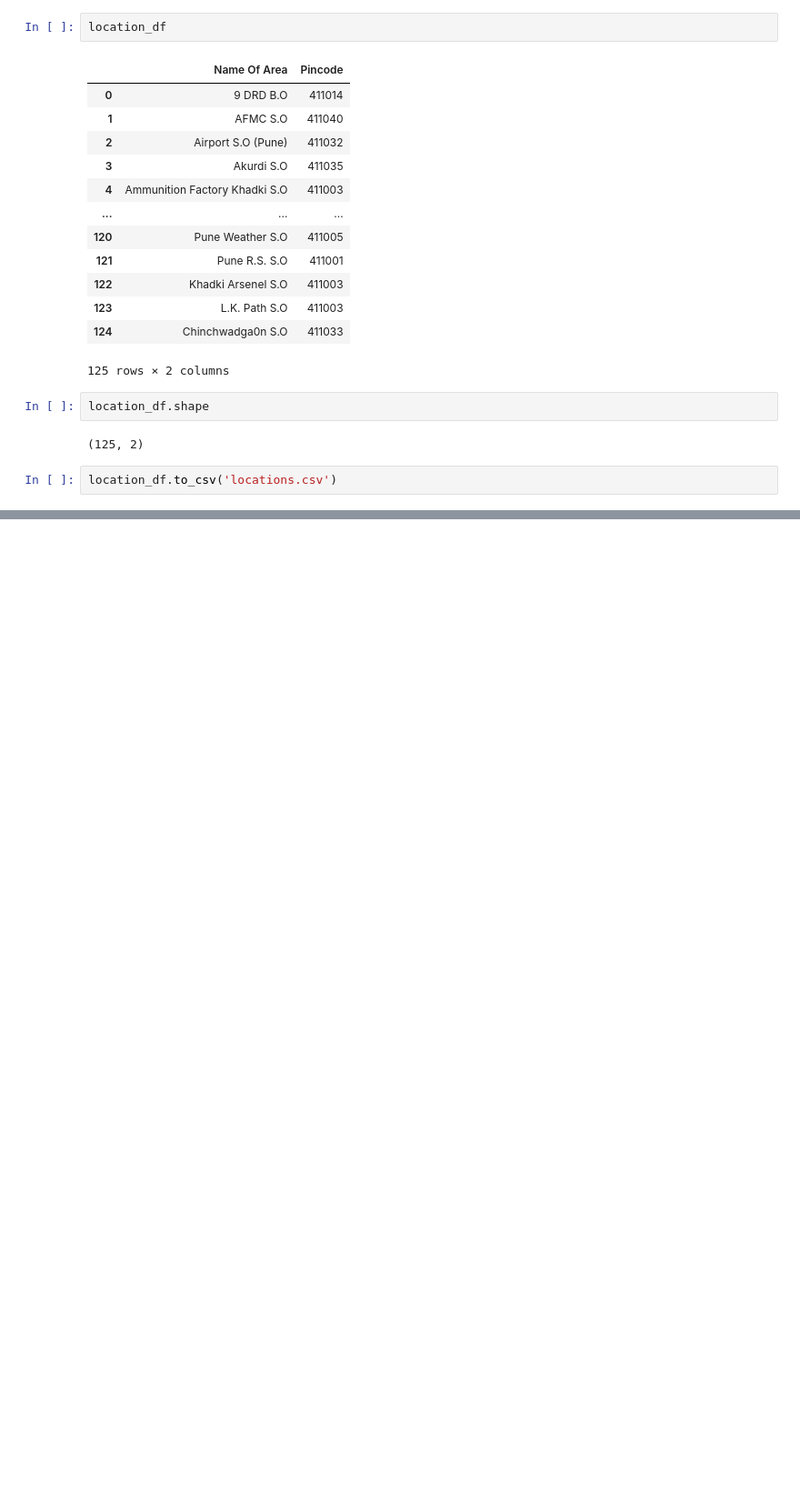
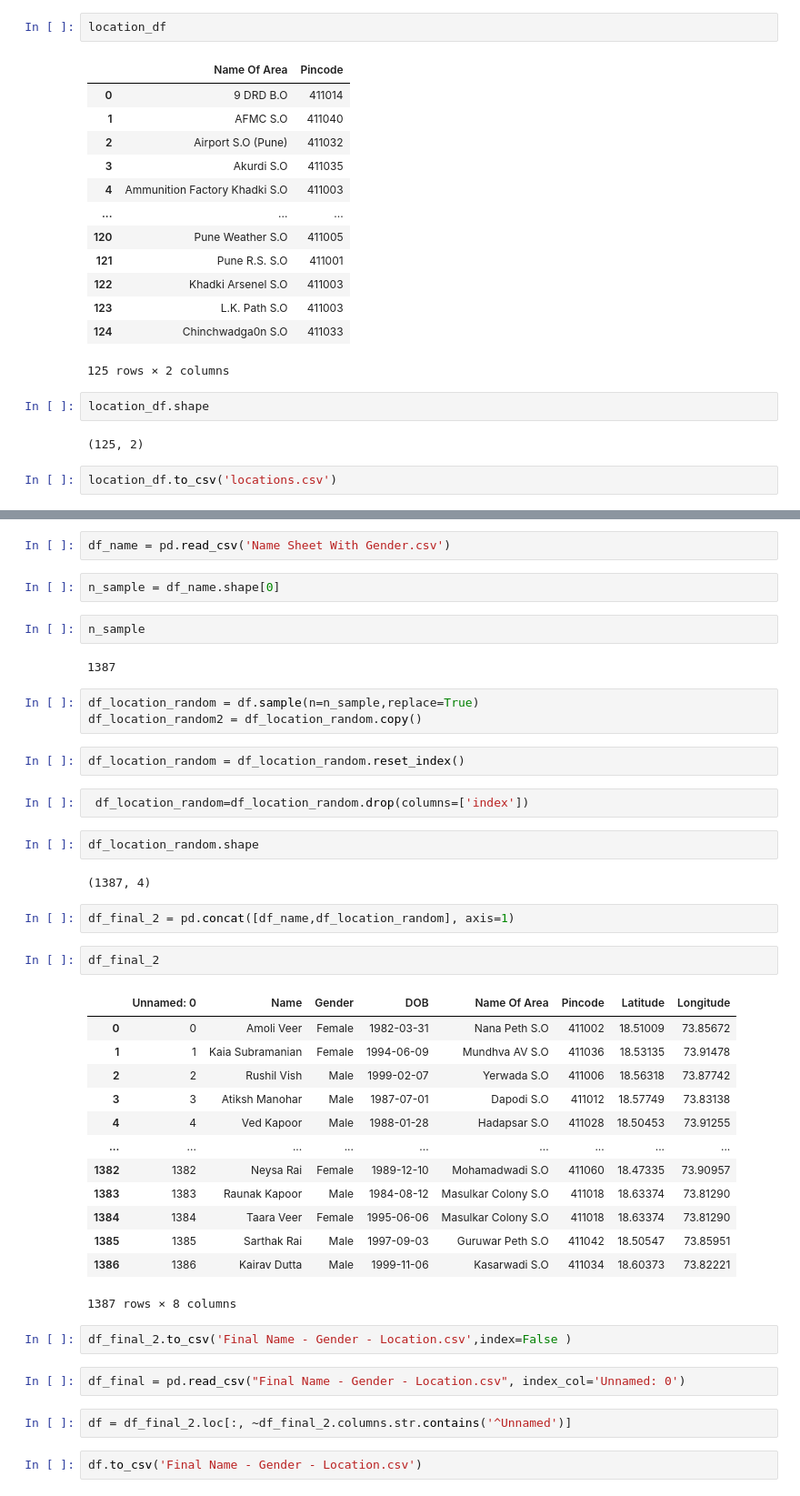
Before and after one commit to darayn/RS-FinalYear-Fitness-Freaks, a Jupyter notebook: Data Preparation 2 - DOB, Locality.ipynb, the cells around one changed output, grey strips where cells are left out. Shown: that part at 91% size. Saved outputs shown, nothing was run; the diff lists cells and outputs as text; blank space fills up the shorter version.

Commit message:
locations created
need to add another attributes from data preparation

```diff
--- a/Data Preparation 2 - DOB, Locality.ipynb
+++ b/Data Preparation 2 - DOB, Locality.ipynb
@@ -152,0 +183,45 @@ location_df.to_csv('locations.csv')
+# %%
+df_name = pd.read_csv('Name Sheet With Gender.csv')
+# %%
+n_sample = df_name.shape[0]
+# %%
+n_sample
+# %% [output]
+1387
+# %%
+df_location_random = df.sample(n=n_sample,replace=True)
+df_location_random2 = df_location_random.copy()
+# %%
+df_location_random = df_location_random.reset_index()
+# %%
+ df_location_random=df_location_random.drop(columns=['index'])
+# %%
+df_location_random.shape
+# %% [output]
+(1387, 4)
+# %%
+df_final_2 = pd.concat([df_name,df_location_random], axis=1)
+# %%
+df_final_2
+# %% [output]
+|  | Unnamed: 0 | Name | Gender | DOB | Name Of Area | Pincode | Latitude | Longitude |
+| 0 | 0 | Amoli Veer | Female | 1982-03-31 | Nana Peth S.O | 411002 | 18.51009 | 73.85672 |
+| 1 | 1 | Kaia Subramanian | Female | 1994-06-09 | Mundhva AV S.O | 411036 | 18.53135 | 73.91478 |
+| 2 | 2 | Rushil Vish | Male | 1999-02-07 | Yerwada S.O | 411006 | 18.56318 | 73.87742 |
+| 3 | 3 | Atiksh Manohar | Male | 1987-07-01 | Dapodi S.O | 411012 | 18.57749 | 73.83138 |
+| 4 | 4 | Ved Kapoor | Male | 1988-01-28 | Hadapsar S.O | 411028 | 18.50453 | 73.91255 |
+| ... | ... | ... | ... | ... | ... | ... | ... | ... |
+| 1382 | 1382 | Neysa Rai | Female | 1989-12-10 | Mohamadwadi S.O | 411060 | 18.47335 | 73.90957 |
+| 1383 | 1383 | Raunak Kapoor | Male | 1984-08-12 | Masulkar Colony S.O | 411018 | 18.63374 | 73.81290 |
+| 1384 | 1384 | Taara Veer | Female | 1995-06-06 | Masulkar Colony S.O | 411018 | 18.63374 | 73.81290 |
+| 1385 | 1385 | Sarthak Rai | Male | 1997-09-03 | Guruwar Peth S.O | 411042 | 18.50547 | 73.85951 |
+| 1386 | 1386 | Kairav Dutta | Male | 1999-11-06 | Kasarwadi S.O | 411034 | 18.60373 | 73.82221 |
+1387 rows × 8 columns
+# %%
+df_final_2.to_csv('Final Name - Gender - Location.csv',index=False )
+# %%
+df_final = pd.read_csv("Final Name - Gender - Location.csv", index_col='Unnamed: 0')
+# %%
+df = df_final_2.loc[:, ~df_final_2.columns.str.contains('^Unnamed')]
+# %%
+df.to_csv('Final Name - Gender - Location.csv')
```
Also changed, not shown: parts of 3 cells of this notebook, 2 other files.
